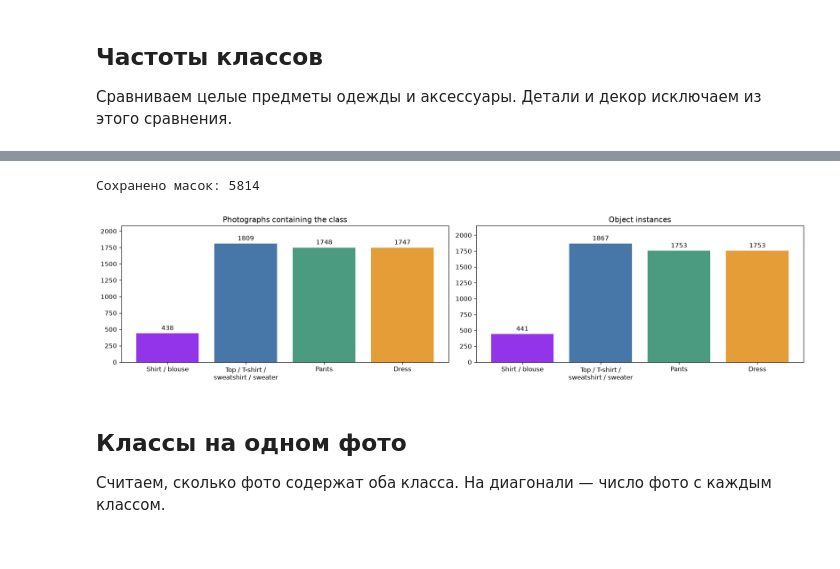
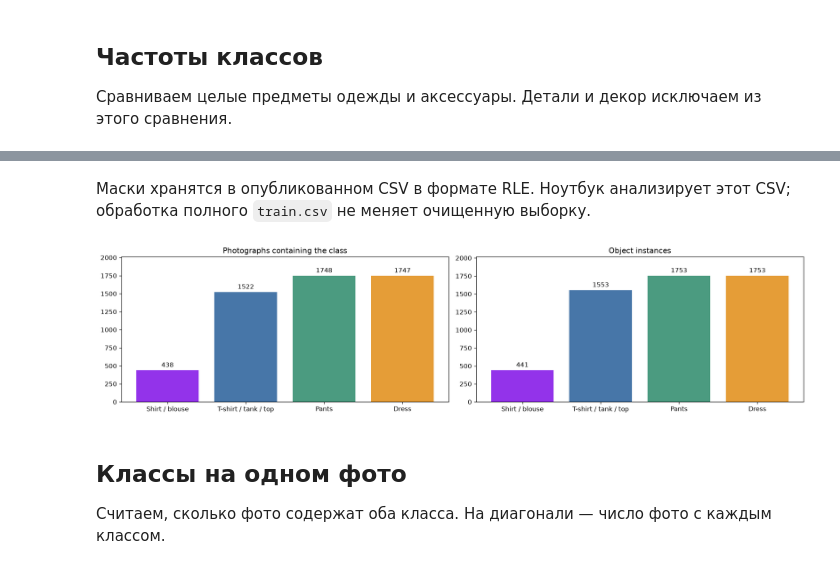
Before and after one commit to Monyzik/framework-coursework, a Jupyter notebook: notebooks/fashion.ipynb, the cells around one changed output, grey strips where cells are left out. Saved outputs shown, nothing was run; the diff lists cells and outputs as text; code cells hidden in the pictures.

Commit message:
Use the cleaned Fashion 4.0.0 release

```diff
--- a/notebooks/fashion.ipynb
+++ b/notebooks/fashion.ipynb
@@ -73,12 +75,11 @@ if (metadata[['Width', 'Height']] <= 0).any().any():
 if (metadata.groupby('ImageId')[['Width', 'Height']].nunique() > 1).any().any():
     raise ValueError('Для одного фото указаны разные размеры.')
 
-metadata['ClassId'] = metadata['ClassId'].replace({2: 1})
-categories = categories.drop(index=2)
-categories.loc[1, 'name'] = 'top, t-shirt, sweatshirt, sweater'
 if SOURCE_CSV != RAW / 'train.csv':
-    print('Полный train.csv отсутствует. Используются только сохранённые маски. '
-          'Рубашки и блузки имеют класс 0, категории 1 и 2 объединены в класс 1.')
+    release_classes = json.loads((PROCESSED / 'dataset_info.json').read_text())['classes']
+    categories = categories.loc[CLASS_IDS].copy()
+    for category in release_classes:
+        categories.loc[category['id'], 'name'] = category['name']
 
 counts = categories[['name', 'supercategory']].join(
     metadata.groupby('ClassId').agg(images=('ImageId', 'nunique'), objects=('ImageId', 'size'))
@@ -226,46 +205,21 @@ print('Разница частот:', selected_counts['images'].max() - selected
-# %%
-# Читаем большие строки масок порциями.
-annotation_path = PROCESSED / 'selected_annotations.csv'
-temporary_path = annotation_path.with_suffix('.csv.tmp')
-first = True
-missing_attributes = 0
-saved_objects = 0
-for chunk in pd.read_csv(SOURCE_CSV, chunksize=10_000, keep_default_na=False):
-    missing_attributes += int(chunk['AttributesIds'].eq('').sum())
-    chunk['ClassId'] = chunk['ClassId'].replace({2: 1})
-    selected_chunk = chunk[chunk['ImageId'].isin(chosen) & chunk['ClassId'].isin(class_ids)]
-    if selected_chunk.empty:
-        continue
-    selected_chunk.to_csv(temporary_path, mode='w' if first else 'a', header=first, index=False)
-    saved_objects += len(selected_chunk)
-    first = False
-if first or saved_objects != summary['selected_objects']:
-    temporary_path.unlink(missing_ok=True)
-    raise ValueError('Не удалось сохранить все выбранные маски.')
-temporary_path.replace(annotation_path)
-manifest_temporary = manifest_path.with_suffix('.csv.tmp')
-manifest.to_csv(manifest_temporary, index=False)
-manifest_temporary.replace(manifest_path)
-summary['annotations_without_attributes'] = missing_attributes
-print('Сохранено масок:', saved_objects)
-# %% [output]
-Сохранено масок: 5814
+# %% [markdown]
+Маски хранятся в опубликованном CSV в формате RLE. Ноутбук анализирует этот CSV; обработка полного `train.csv` не меняет очищенную выборку.
 # %%
 fig, axes = plt.subplots(1, 2, figsize=(16, 4))
-names = ['Shirt / blouse', 'Top / T-shirt /\nsweatshirt / sweater', 'Pants', 'Dress']
+names = ['Shirt / blouse', 'T-shirt / tank / top', 'Pants', 'Dress']
 selected_counts = selected_counts.loc[CLASS_IDS]
 for ax, column, title in zip(axes, ['images', 'objects'],
                             ['Photographs containing the class', 'Object instances']):
     values = selected_counts[column].to_list()
     bars = ax.bar(names, values, color=['#9333ea', '#4776a8', '#4b9b80', '#e59d37'])
     ax.bar_label(bars, padding=3)
     ax.set_ylim(0, max(values) * 1.15)
     ax.set_title(title)
 fig.tight_layout()
 fig.savefig(FIGURES / 'selected_class_balance.png', bbox_inches='tight')
 plt.show()
 # %% [output]
-[figure, old version]
+[figure, new version]
 # %% [markdown]
 ## Классы на одном фото
 
```
Also changed, not shown: parts of 13 cells of this notebook, 2 other files.
